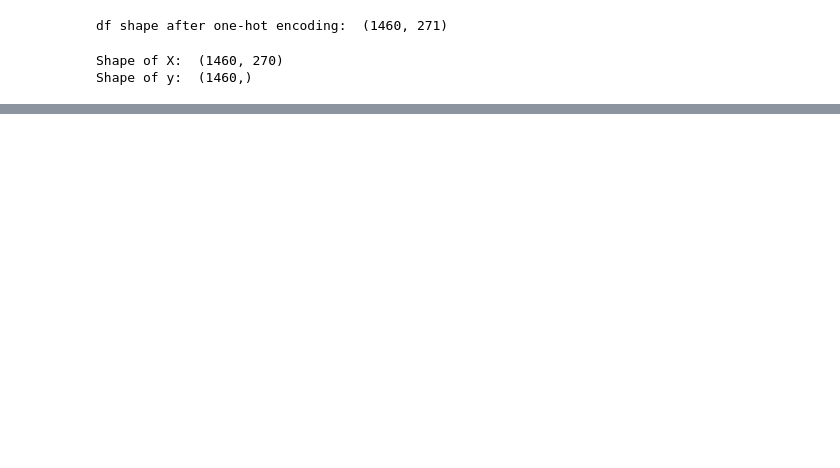
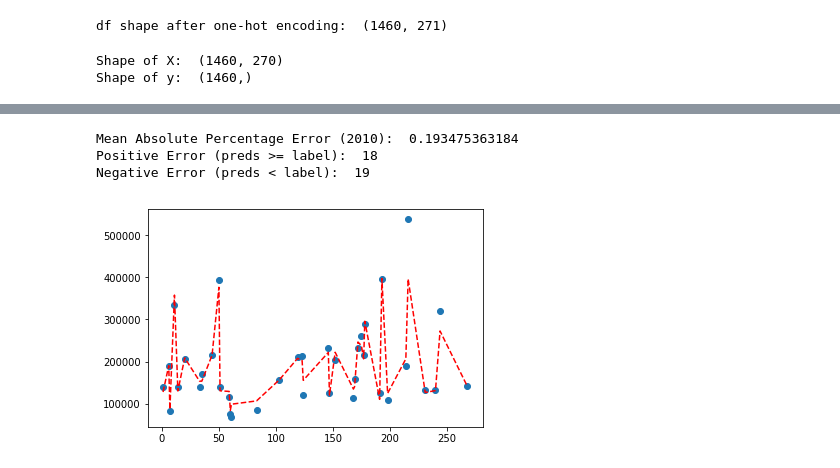
Before and after one commit to Jiawei2333/House_price_predictor, a Jupyter notebook: House_price_predictor.ipynb, the cells around one changed output, grey strips where cells are left out. Cells and saved outputs as stored; diff of their text form; code cells hidden in the pictures; blank space fills up the shorter version.

```diff
--- a/House_price_predictor.ipynb
+++ b/House_price_predictor.ipynb
@@ -106,0 +182,13 @@ plt.plot(Id_test, predictions[:num_to_plot], c='r')
+# %%
+# Visualize house data and predictions for 2006
+Id_2010 = Id_test[msk_2010]
+plt.scatter(Id_2010, y_test_2010)
+plt.plot(Id_2010, np.exp(predictions_2010), c='r', ls='--')
+print("Mean Absolute Percentage Error (2010): ", evalmape(np.exp(predictions_2010), y_test_2010)[0])
+print("Positive Error (preds >= label): ", evalmape(np.exp(predictions_2010), y_test_2010)[1])
+print("Negative Error (preds < label): ", evalmape(np.exp(predictions_2010), y_test_2010)[2])
+# %% [output]
+Mean Absolute Percentage Error (2010):  0.193475363184
+Positive Error (preds >= label):  18
+Negative Error (preds < label):  19
+[figure, added]
```
Also changed, not shown: parts of 12 cells of this notebook.
